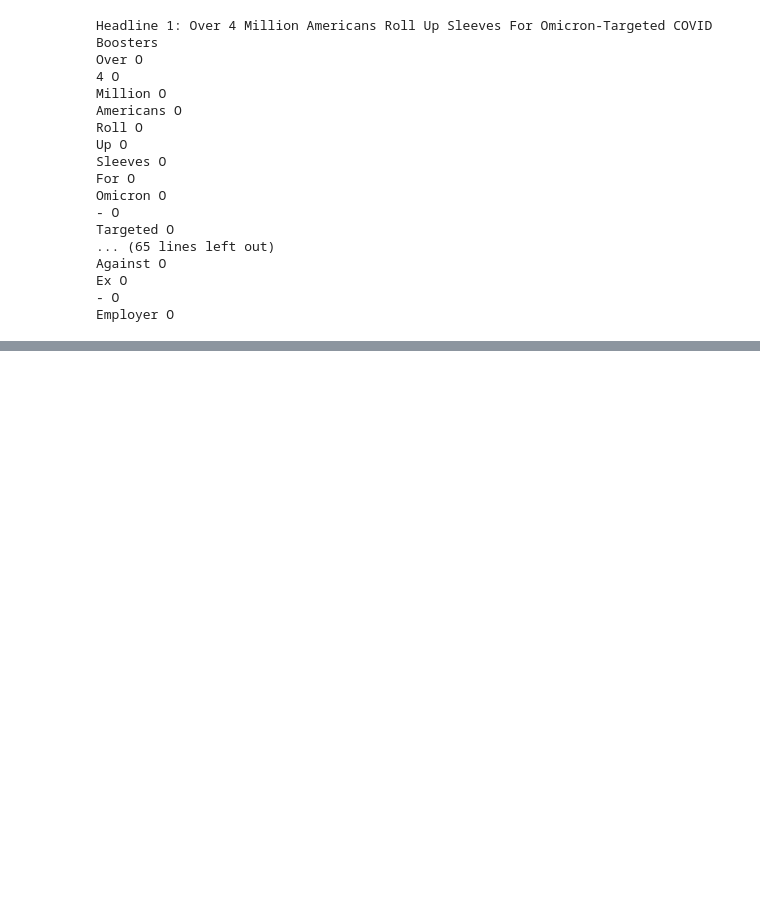
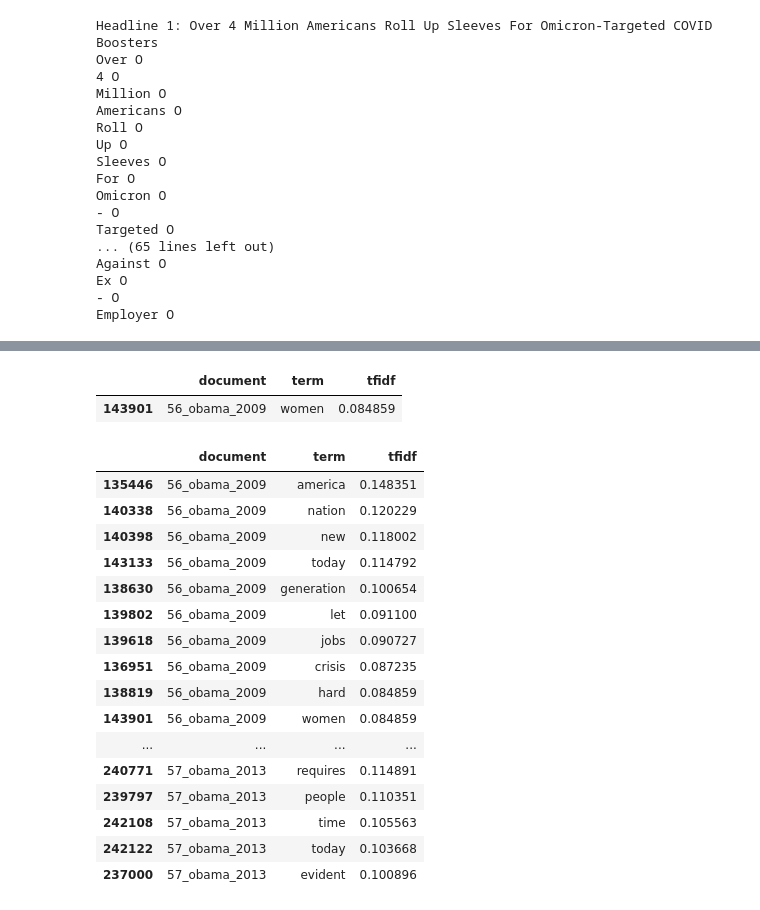
Before and after one commit to daniel-mehta/Natural-Language-Processing, a Jupyter notebook: Assignments/Assignment 03/Daniel_Mehta.ipynb, the cells around one changed output, grey strips where cells are left out. Saved outputs shown, nothing was run; the diff lists cells and outputs as text; code cells hidden in the pictures; blank space fills up the shorter version.

```diff
--- a/Assignments/Assignment 03/Daniel_Mehta.ipynb
+++ b/Assignments/Assignment 03/Daniel_Mehta.ipynb
@@ -180,0 +312,26 @@ Employer O
+# %%
+top_tfidf = tfidf_df.sort_values(by=['document','tfidf'], ascending=[True,False]).groupby(['document']).head(10)
+top_tfidf[top_tfidf['term'].str.contains('women')]
+# %% [output]
+|  | document | term | tfidf |
+| 143901 | 56_obama_2009 | women | 0.084859 |
+# %%
+top_tfidf[top_tfidf['document'].str.contains('obama')]
+# %% [output]
+|  | document | term | tfidf |
+| 135446 | 56_obama_2009 | america | 0.148351 |
+| 140338 | 56_obama_2009 | nation | 0.120229 |
+| 140398 | 56_obama_2009 | new | 0.118002 |
+| 143133 | 56_obama_2009 | today | 0.114792 |
+| 138630 | 56_obama_2009 | generation | 0.100654 |
+| 139802 | 56_obama_2009 | let | 0.091100 |
+| 139618 | 56_obama_2009 | jobs | 0.090727 |
+| 136951 | 56_obama_2009 | crisis | 0.087235 |
+| 138819 | 56_obama_2009 | hard | 0.084859 |
+| 143901 | 56_obama_2009 | women | 0.084859 |
+| ... | ... | ... | ... |
+| 240771 | 57_obama_2013 | requires | 0.114891 |
+| 239797 | 57_obama_2013 | people | 0.110351 |
+| 242108 | 57_obama_2013 | time | 0.105563 |
+| 242122 | 57_obama_2013 | today | 0.103668 |
+| 237000 | 57_obama_2013 | evident | 0.100896 |
```
Also changed, not shown: parts of 12 cells of this notebook.
